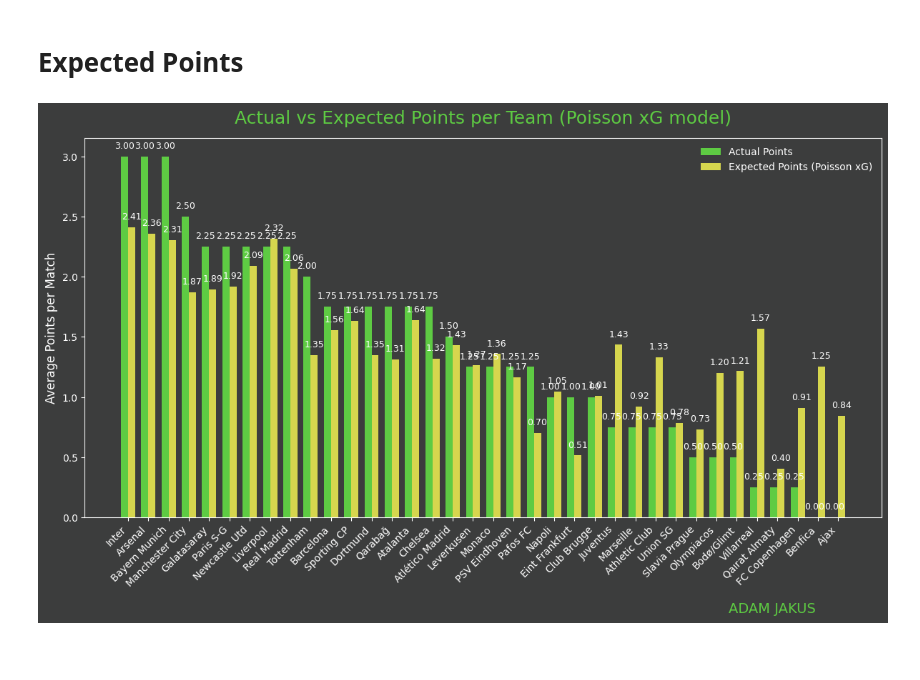
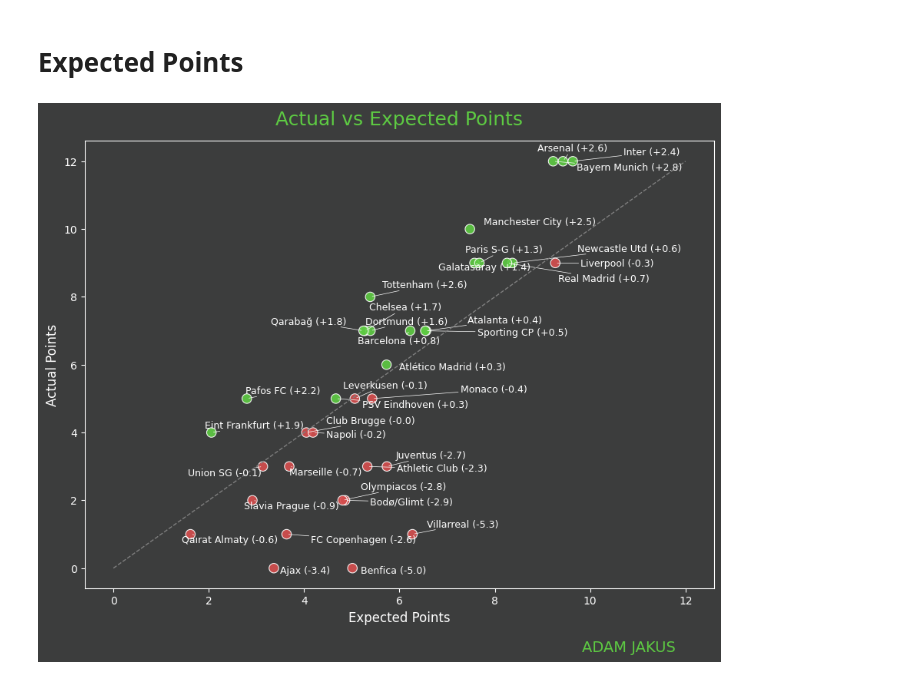
Before and after one commit to Admex666/TSDP, a Jupyter notebook: fbref/fbref_UEFA_pots_analysis.ipynb, the cells around one changed output. Drawn from its saved outputs; the diff is of its cells as text; code cells hidden in the pictures; blank space fills up the shorter version.

```diff
--- a/fbref/fbref_UEFA_pots_analysis.ipynb
+++ b/fbref/fbref_UEFA_pots_analysis.ipynb
@@ -543,6 +541,7 @@ import pandas as pd
 import numpy as np
 import matplotlib.pyplot as plt
 from scipy.stats import poisson
+from adjustText import adjust_text  # <-- automatikus feliratigazítás
 
 # ---------- STYLE ----------
 background_color = '#3c3d3d'
@@ -551,89 +550,72 @@ text_color = '#5ECB43'
 # ---------- DATA ----------
 df = ucl_data.copy()
 
-# ---------- SEGÉDFÜGGVÉNYEK ----------
+# ---------- SEGÉDFÜGGVÉNY ----------
 def expected_points(xg_for, xg_against):
-    """
-    Poisson-eloszlás alapján számolja a várható pontokat.
-    3 * P(win) + 1 * P(draw)
-    """
-    goals_range = np.arange(0, 10)  # elég 0–9-ig
-    p_for = poisson.pmf(goals_range, xg_for)
-    p_against = poisson.pmf(goals_range, xg_against)
-
-    # Eredménymátrix
+    """Poisson-eloszlás alapján számolja a várható pontokat."""
+    goals = np.arange(0, 10)
+    p_for = poisson.pmf(goals, xg_for)
+    p_against = poisson.pmf(goals, xg_against)
     match_matrix = np.outer(p_for, p_against)
-
     p_win = np.tril(match_matrix, -1).sum()
     p_draw = np.trace(match_matrix)
-    p_loss = np.triu(match_matrix, 1).sum()
-
-    xpoints = 3 * p_win + 1 * p_draw
-    return xpoints
+    return 3 * p_win + 1 * p_draw
 
 # ---------- SZÁMÍTÁSOK ----------
 df["xPoints_Home"] = df.apply(lambda x: expected_points(x["xG_Home"], x["xG_Away"]), axis=1)
 df["xPoints_Away"] = df.apply(lambda x: expected_points(x["xG_Away"], x["xG_Home"]), axis=1)
 
-# ---------- EGYESÍTÉS ----------
 home_df = df[["Home", "Pot_Home", "Points_Home", "xPoints_Home"]].rename(
     columns={"Home": "Team", "Pot_Home": "Pot", "Points_Home": "Points", "xPoints_Home": "xPoints"})
 away_df = df[["Away", "Pot_Away", "Points_Away", "xPoints_Away"]].rename(
     columns={"Away": "Team", "Pot_Away": "Pot", "Points_Away": "Points", "xPoints_Away": "xPoints"})
 combined = pd.concat([home_df, away_df], ignore_index=True)
 
 # ---------- AGGREGÁLÁS ----------
 team_perf = (
     combined.groupby(["Team", "Pot"])[["Points", "xPoints"]]
-    .mean()
+    .sum()
     .reset_index()
 )
 team_perf["Diff"] = team_perf["Points"] - team_perf["xPoints"]
 
-# ---------- TOP / BOTTOM ----------
-top5 = team_perf.sort_values("Diff", ascending=False).head(5)
-bottom5 = team_perf.sort_values("Diff", ascending=True).head(5)
-
 # ---------- PLOT ----------
-fig, ax = plt.subplots(figsize=(12, 7), facecolor=background_color)
+fig, ax = plt.subplots(figsize=(9, 7), facecolor=background_color)
 ax.set_facecolor(background_color)
 
-# Rendezzük a csapatokat a valós pontok alapján
-team_perf_sorted = team_perf.sort_values("Points", ascending=False).reset_index(drop=True)
-x = np.arange(len(team_perf_sorted))
+# Színezés: zöld, ha túlteljesített, piros, ha alul
+colors = team_perf["Diff"].apply(lambda x: "#5ECB43" if x > 0 else "#D64E4E")
 
-# Oszlopszélesség
-width = 0.35
+ax.scatter(team_perf["xPoints"], team_perf["Points"],
+           s=80, color=colors, edgecolor="white", linewidth=0.8, alpha=0.9)
 
-# Oszlopok rajzolása
-bars_actual = ax.bar(x - width/2, team_perf_sorted["Points"], width, color="#5ECB43", label="Actual Points")
-bars_expected = ax.bar(x + width/2, team_perf_sorted["xPoints"], width, color="#D6D64E", label="Expected Points (Poisson xG)")
+# Átló
+min_val = min(team_perf["xPoints"].min(), team_perf["Points"].min())
+max_val = max(team_perf["xPoints"].max(), team_perf["Points"].max())
+ax.plot([min_val, max_val], [min_val, max_val], color="gray", linestyle="--", linewidth=1)
 
-# Tengelyek, címek, stílus
-ax.set_title("Actual vs Expected Points per Team (Poisson xG model)", color=text_color, fontsize=18, pad=15)
-ax.set_ylabel("Average Points per Match", color='white', fontsize=12)
-ax.set_xticks(x)
-ax.set_xticklabels(team_perf_sorted["Team"], rotation=45, ha="right", color='white', fontsize=10)
+# Feliratok automatikus igazítással
+texts = []
+for _, row in team_perf.iterrows():
+    label = f"{row['Team']} ({row['Diff']:+.1f})"
+    texts.append(ax.text(row["xPoints"], row["Points"], label,
+                         color="white", fontsize=9, ha='left', va='center'))
+adjust_text(texts, arrowprops=dict(arrowstyle='-', color='white', lw=0.5))
 
-# Fehér keretek és tickek
+# Tengelyek és cím
+ax.set_xlabel("Expected Points", color='white', fontsize=12)
+ax.set_ylabel("Actual Points", color='white', fontsize=12)
+ax.set_title("Actual vs Expected Points", color=text_color, fontsize=18, pad=15)
+
+# Tickek, színek, keretek
+ax.tick_params(colors='white')
 for spine in ax.spines.values():
     spine.set_color('white')
-ax.tick_params(colors='white')
-ax.yaxis.label.set_color('white')
 
-# Adatfeliratok (mindkét oszlopra)
-for bar in bars_actual:
-    ax.text(bar.get_x() + bar.get_width()/2, bar.get_height() + 0.05,
-            f"{bar.get_height():.2f}", ha='center', va='bottom', color='white', fontsize=9)
-for bar in bars_expected:
-    ax.text(bar.get_x() + bar.get_width()/2, bar.get_height() + 0.05,
-            f"{bar.get_height():.2f}", ha='center', va='bottom', color='white', fontsize=9)
-
-# Jelmagyarázat és watermark
-ax.legend(facecolor=background_color, edgecolor="none", labelcolor='white', fontsize=10)
+# Watermark
 fig.text(0.86, -0.02, 'ADAM JAKUS', color=text_color, fontsize=14, ha='center', va='center')
 
 plt.tight_layout()
 plt.show()
 # %% [output]
-[figure, old version]
+[figure, new version]
```
Also changed, not shown: parts of 1 cell of this notebook.
